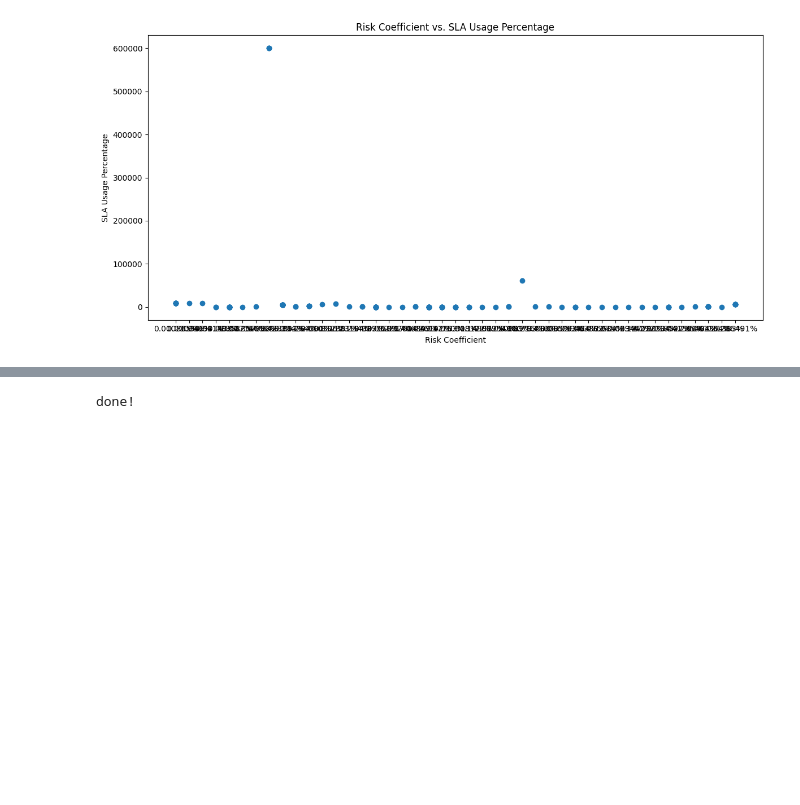
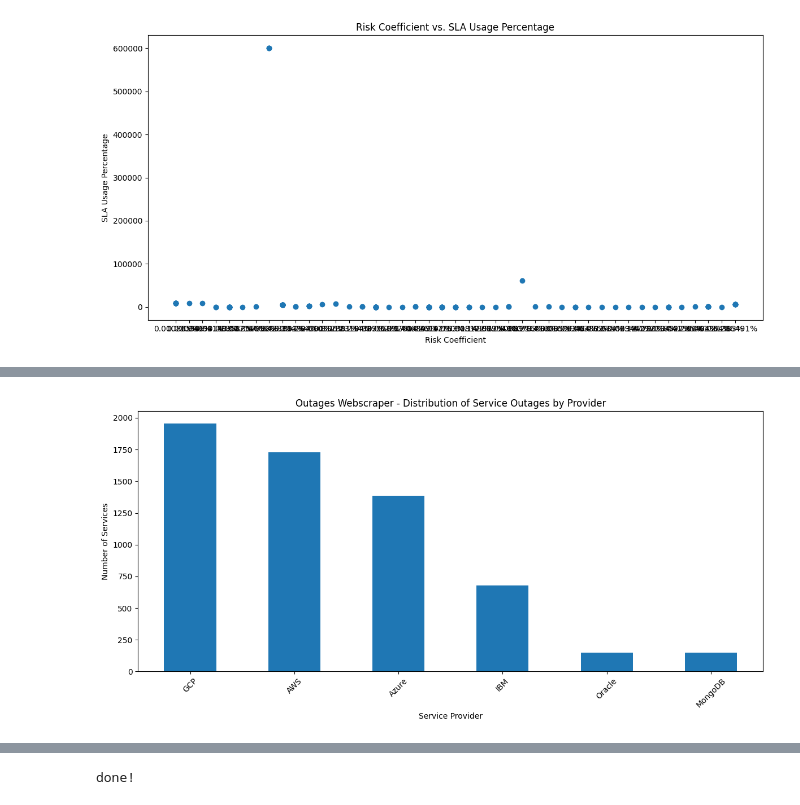
Before and after one commit to jpacerqueira/insureyourtechcloudgraph, a Jupyter notebook: information/clean_genai_data/Analysis-Services-Outages.ipynb, the cells around one changed output, grey strips where cells are left out. Drawn from its saved outputs; the diff is of its cells as text; code cells hidden in the pictures; blank space fills up the shorter version.

Commit message:
Biggining of March - Outages processing batch

```diff
--- a/information/clean_genai_data/Analysis-Services-Outages.ipynb
+++ b/information/clean_genai_data/Analysis-Services-Outages.ipynb
@@ -181,0 +165,13 @@ df_outages_dedup.tail(10)
+# %%
+# 5. Outages Webscraper - Service Provider Distribution:
+df = df_outages_dedup
+plt.figure(figsize=(12, 6))
+df['cloud_provider'].value_counts().plot(kind='bar')
+plt.title('Outages Webscraper - Distribution of Service Outages by Provider')
+plt.xlabel('Service Provider')
+plt.ylabel('Number of Services')
+plt.xticks(rotation=45)
+plt.tight_layout()
+plt.show()
+# %% [output]
+[figure, added]
```
Also changed, not shown: parts of 10 cells of this notebook, 24 other files.
